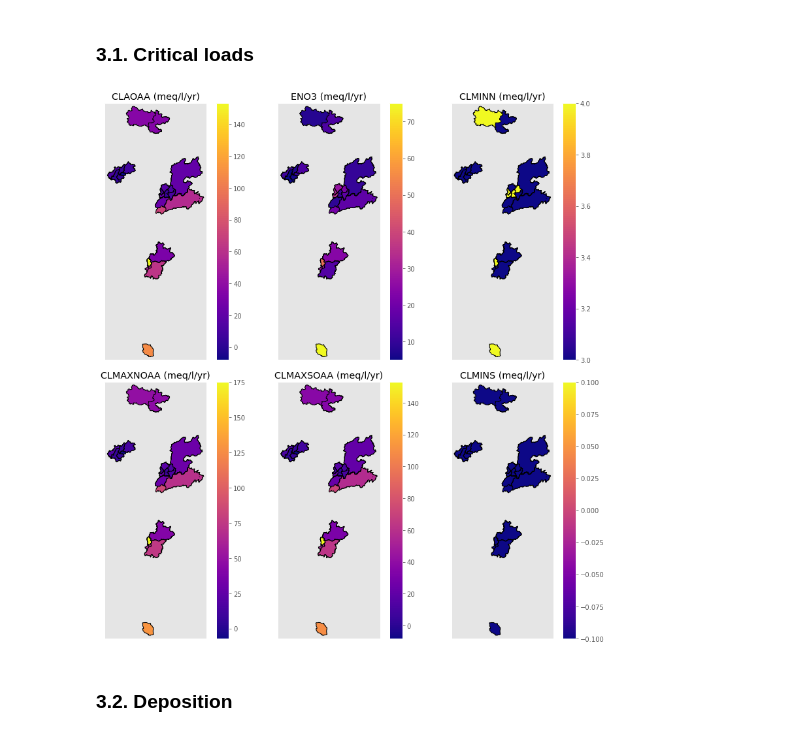
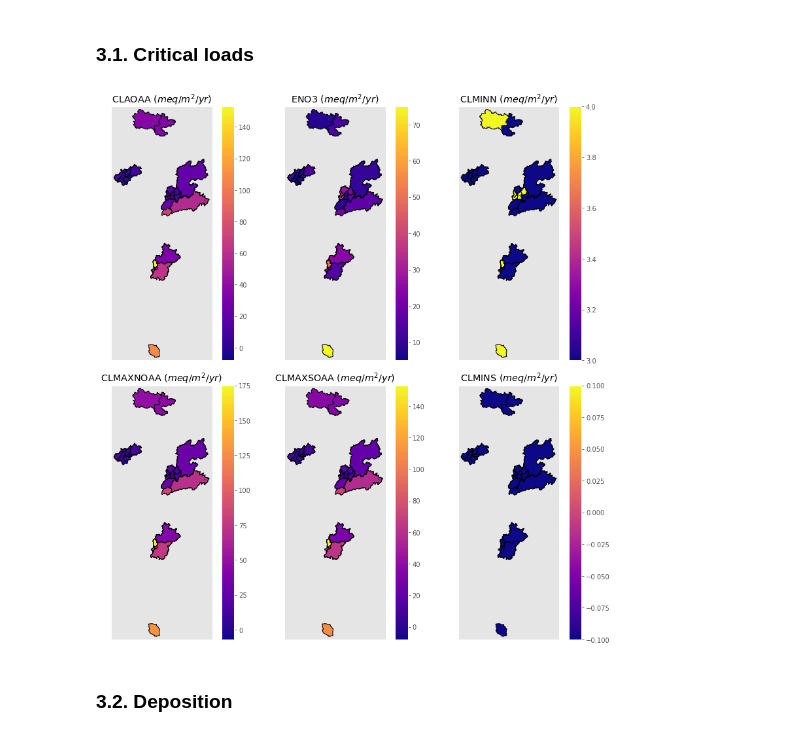
Before and after one commit to JamesSample/critical_loads_2, a Jupyter notebook: cl_vestland/notebooks/04_visualisation.ipynb, the cells around one changed output. Drawn from its saved outputs; the diff is of its cells as text; code cells hidden in the pictures.

Commit message:
Fix units in plot titles

```diff
--- a/cl_vestland/notebooks/04_visualisation.ipynb
+++ b/cl_vestland/notebooks/04_visualisation.ipynb
@@ -162,21 +162,21 @@ def plot_map_data(gdf, ax, title, buff=2000):
 # %%
 fig = plt.figure(figsize=(12, 12))
 
 # Define co-ord system
 crs = ccrs.UTM(33)
 
 pars = ["claoaa", "eno3", "clminn", "clmaxnoaa", "clmaxsoaa", "clmins"]
 for idx, par in enumerate(pars):
     ds_name = f"{par}_meqpm2pyr_50m"
     ds_gdf = gdf.query("dataset == @ds_name").copy()
     ax = fig.add_subplot(2, 3, idx + 1, projection=crs)
-    plot_map_data(ds_gdf, ax, par.upper() + " (meq/l/yr)")
+    plot_map_data(ds_gdf, ax, par.upper() + " ($meq/m^2/yr$)")
 
 plt.tight_layout()
 png_path = r"../output/png/critical_loads_maps.png"
 plt.savefig(png_path, dpi=200)
 # %% [output]
-[figure, old version]
+[figure, new version]
 # %% [markdown]
 ### 3.2. Deposition
 # %%
```
Also changed, not shown: parts of 2 cells of this notebook, 3 other files.
